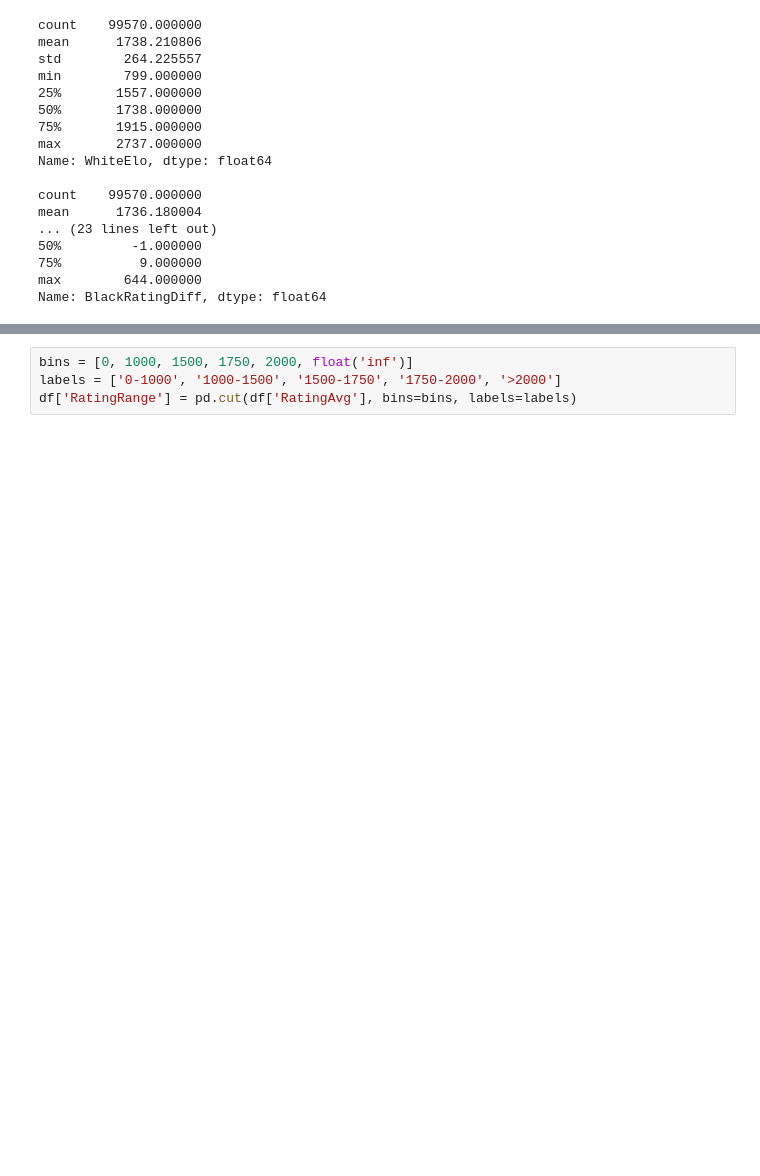
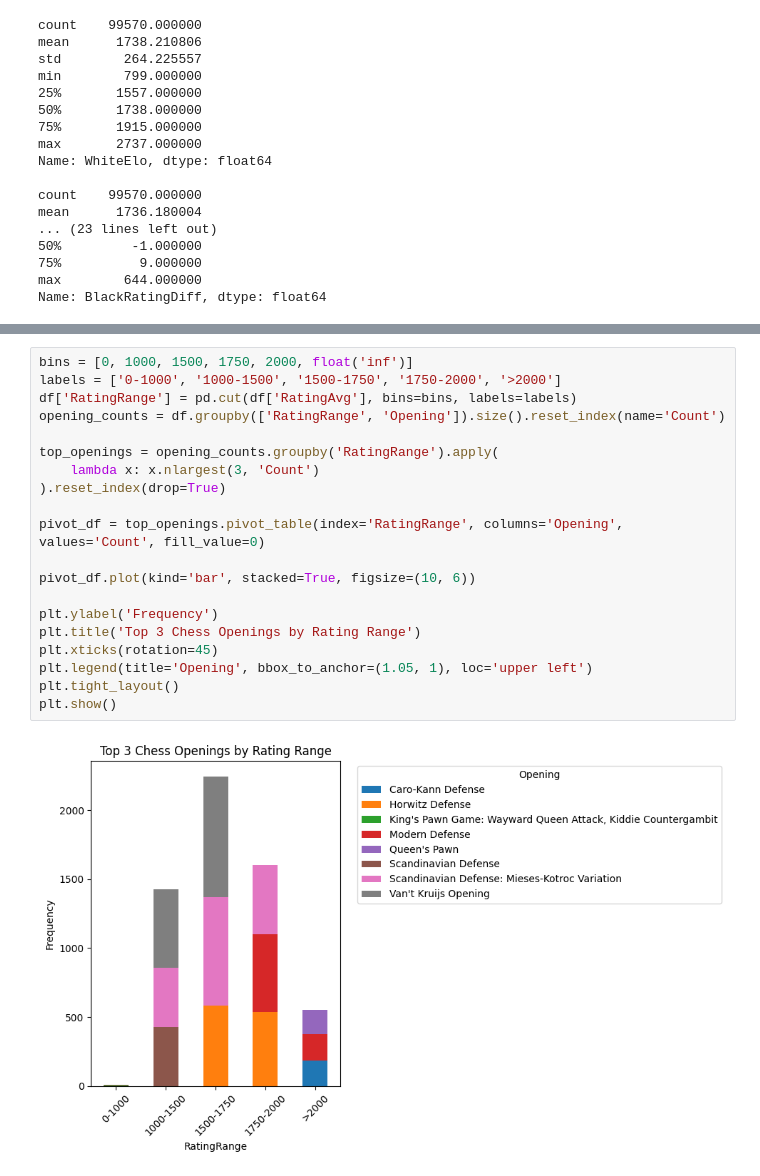
Before and after one commit to Mr-Barros/ENG4040, a Jupyter notebook: src/analises/tratamento-base-kaggle.ipynb, the cells around one changed output, grey strips where cells are left out. Saved outputs shown, nothing was run; the diff lists cells and outputs as text; blank space fills up the shorter version.

```diff
--- a/src/analises/tratamento-base-kaggle.ipynb
+++ b/src/analises/tratamento-base-kaggle.ipynb
@@ -104,4 +109,22 @@ plt.show()
-# %%
-bins = [0, 1000, 1500, 1750, 2000, float('inf')]
-labels = ['0-1000', '1000-1500', '1500-1750', '1750-2000', '>2000']
-df['RatingRange'] = pd.cut(df['RatingAvg'], bins=bins, labels=labels)
+# %%
+bins = [0, 1000, 1500, 1750, 2000, float('inf')]
+labels = ['0-1000', '1000-1500', '1500-1750', '1750-2000', '>2000']
+df['RatingRange'] = pd.cut(df['RatingAvg'], bins=bins, labels=labels)
+opening_counts = df.groupby(['RatingRange', 'Opening']).size().reset_index(name='Count')
+
+top_openings = opening_counts.groupby('RatingRange').apply(
+    lambda x: x.nlargest(3, 'Count')
+).reset_index(drop=True)
+
+pivot_df = top_openings.pivot_table(index='RatingRange', columns='Opening', values='Count', fill_value=0)
+
+pivot_df.plot(kind='bar', stacked=True, figsize=(10, 6))
+
+plt.ylabel('Frequency')
+plt.title('Top 3 Chess Openings by Rating Range')
+plt.xticks(rotation=45)
+plt.legend(title='Opening', bbox_to_anchor=(1.05, 1), loc='upper left')
+plt.tight_layout()
+plt.show()
+# %% [output]
+[figure, added]
```
Also changed, not shown: parts of 3 cells of this notebook.
